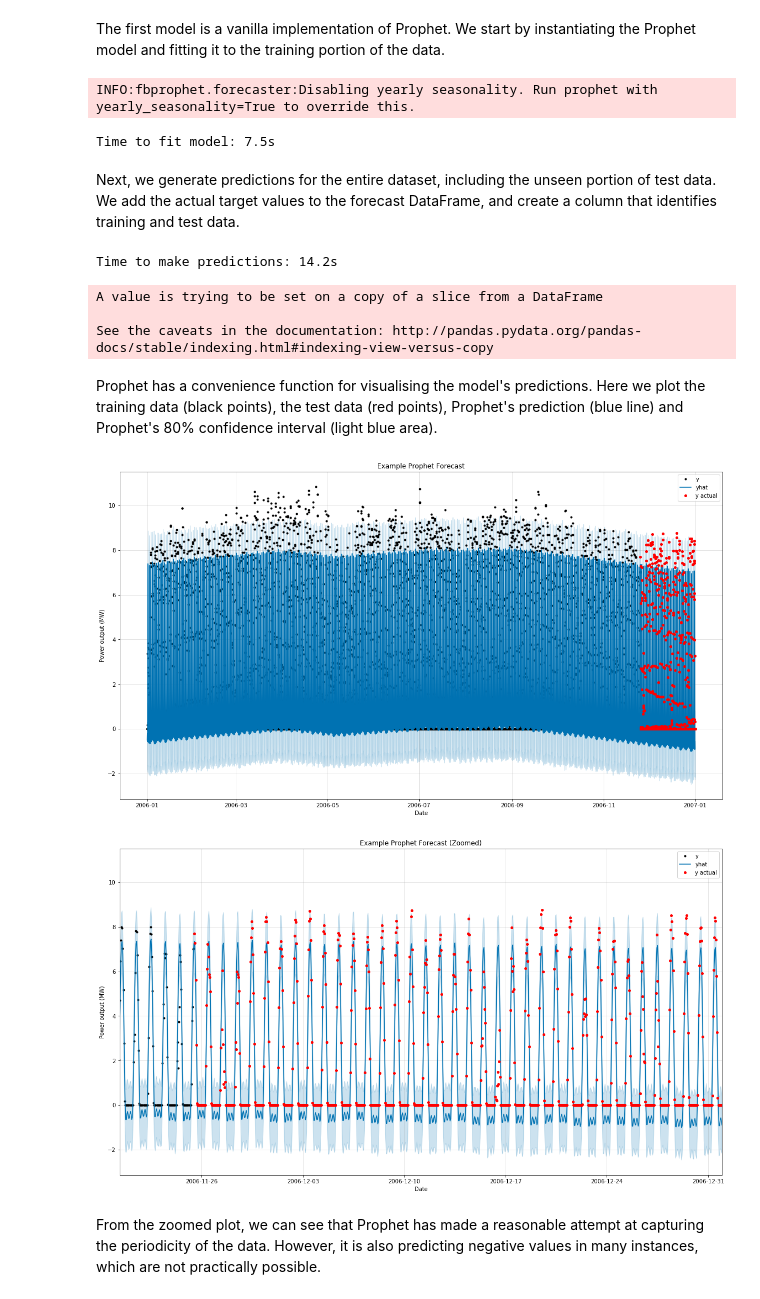
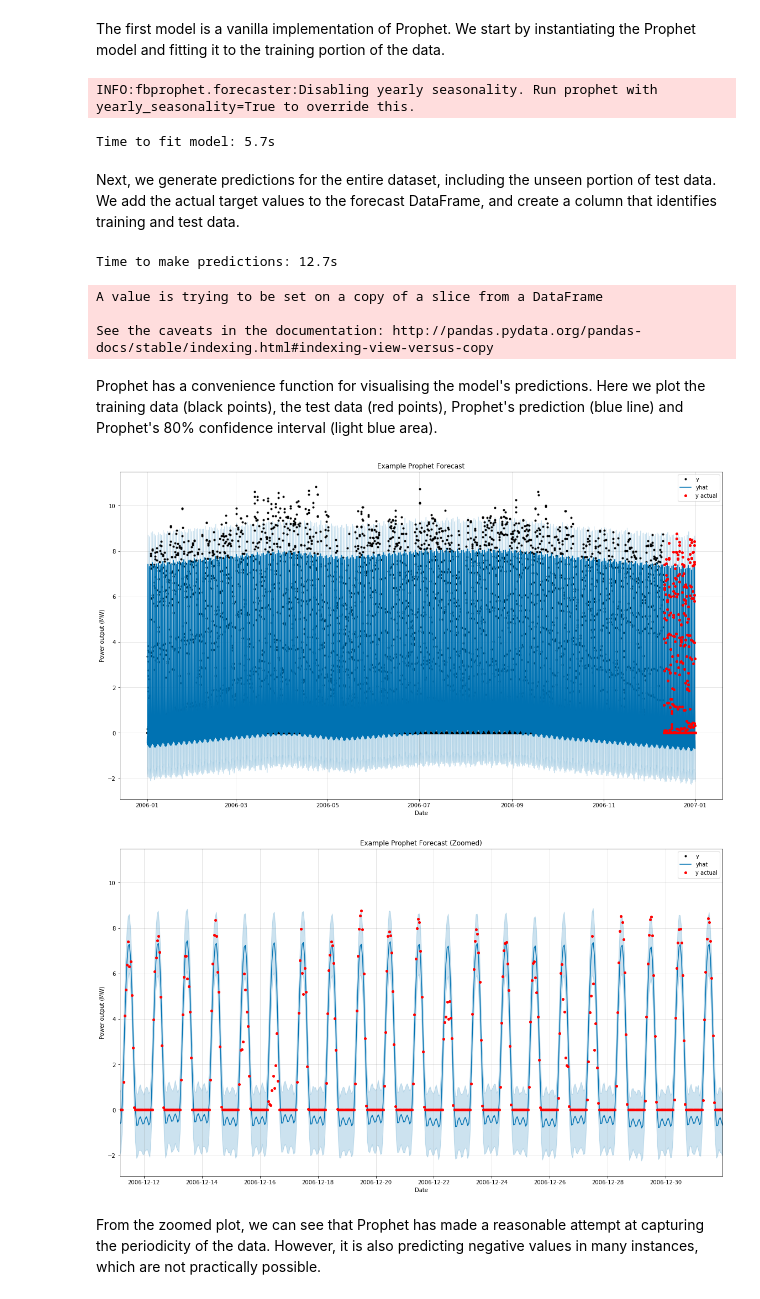
Before and after one commit to AidanCooper/forecasting, a Jupyter notebook: Prophet/california-solar-power.ipynb, the cells around one changed output. Saved outputs shown, nothing was run; the diff lists cells and outputs as text; code cells hidden in the pictures.

```diff
--- a/Prophet/california-solar-power.ipynb
+++ b/Prophet/california-solar-power.ipynb
@@ -62,5 +62,5 @@ We'll train on the initial 90% of the data and test on the final 10%. We start b
 # %%
-train_length = int(len(df_ex)*0.9)
+train_length = len(df_ex) - 500
 # %% [markdown]
 ## Model 1 - Prophet Default
 # %% [markdown]
@@ -75,7 +75,7 @@ toc = time()
 print("Time to fit model: {:.1f}s".format(toc-tic))
 # %% [output]
 INFO:fbprophet.forecaster:Disabling yearly seasonality. Run prophet with yearly_seasonality=True to override this.
-Time to fit model: 7.5s
+Time to fit model: 5.7s
 # %% [markdown]
 Next, we generate predictions for the entire dataset, including the unseen portion of test data. We add the actual target values to the forecast DataFrame, and create a column that identifies training and test data.
 # %%
@@ -88,7 +88,7 @@ forecast['y'] = df_ex['y']
 forecast['training'] = 0
 forecast['training'][:train_length] = 1
 # %% [output]
-Time to make predictions: 14.2s
+Time to make predictions: 12.7s
 A value is trying to be set on a copy of a slice from a DataFrame
 
 See the caveats in the documentation: http://pandas.pydata.org/pandas-docs/stable/indexing.html#indexing-view-versus-copy
@@ -102,17 +102,17 @@ ax.plot_date(forecast.loc[forecast['training'] == 0, 'ds'], forecast.loc[forecas
 ax.set_title('Example Prophet Forecast')
 ax.legend();
 # %% [output]
-[figure, old version]
+[figure, new version]
 # %%
 fig, ax = plt.subplots(figsize=(16, 9))
 m.plot(forecast, ax=ax, xlabel='Date', ylabel='Power output (MW)')
 ax.plot_date(forecast.loc[forecast['training'] == 0, 'ds'], forecast.loc[forecast['training'] == 0, 'y'],
              c='r', markersize=4, label='y actual')
 ax.set_title('Example Prophet Forecast (Zoomed)')
 ax.legend()
-ax.set_xlim(forecast['ds'].iloc[-1000], forecast['ds'].iloc[-1]);
+ax.set_xlim(forecast['ds'].iloc[-500], forecast['ds'].iloc[-1]);
 # %% [output]
-[figure, old version]
+[figure, new version]
 # %% [markdown]
 From the zoomed plot, we can see that Prophet has made a reasonable attempt at capturing the periodicity of the data. However, it is also predicting negative values in many instances, which are not practically possible.
 # %% [markdown]
```
Also changed, not shown: parts of 18 cells of this notebook, 6 other files.
